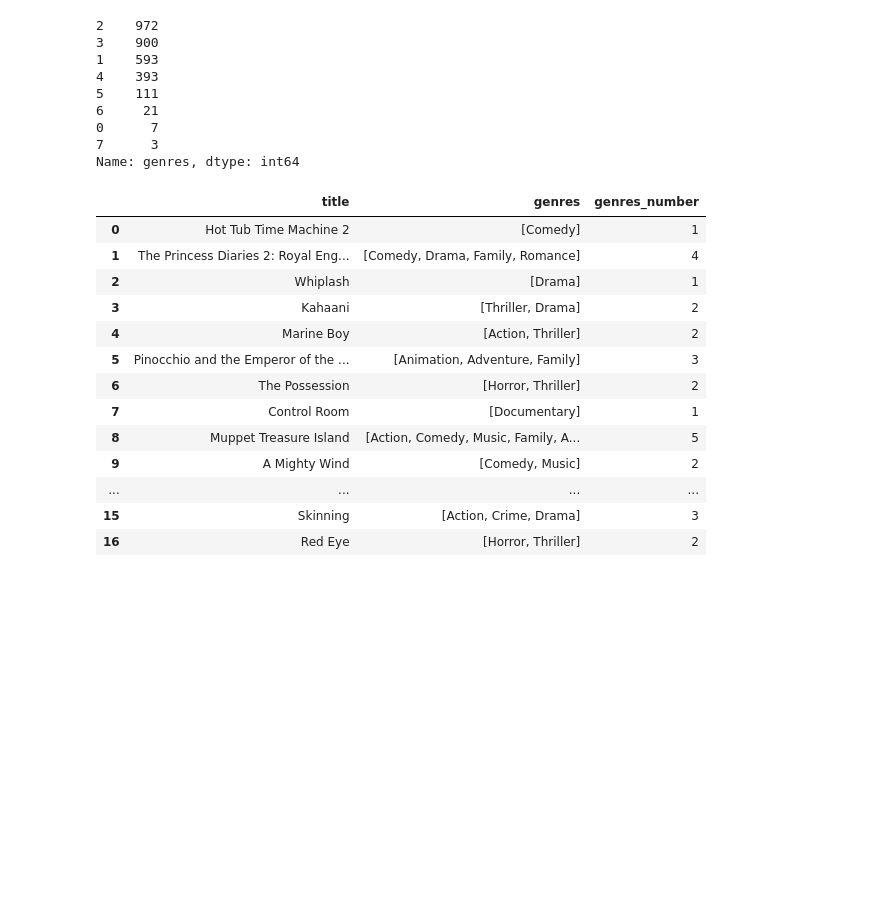
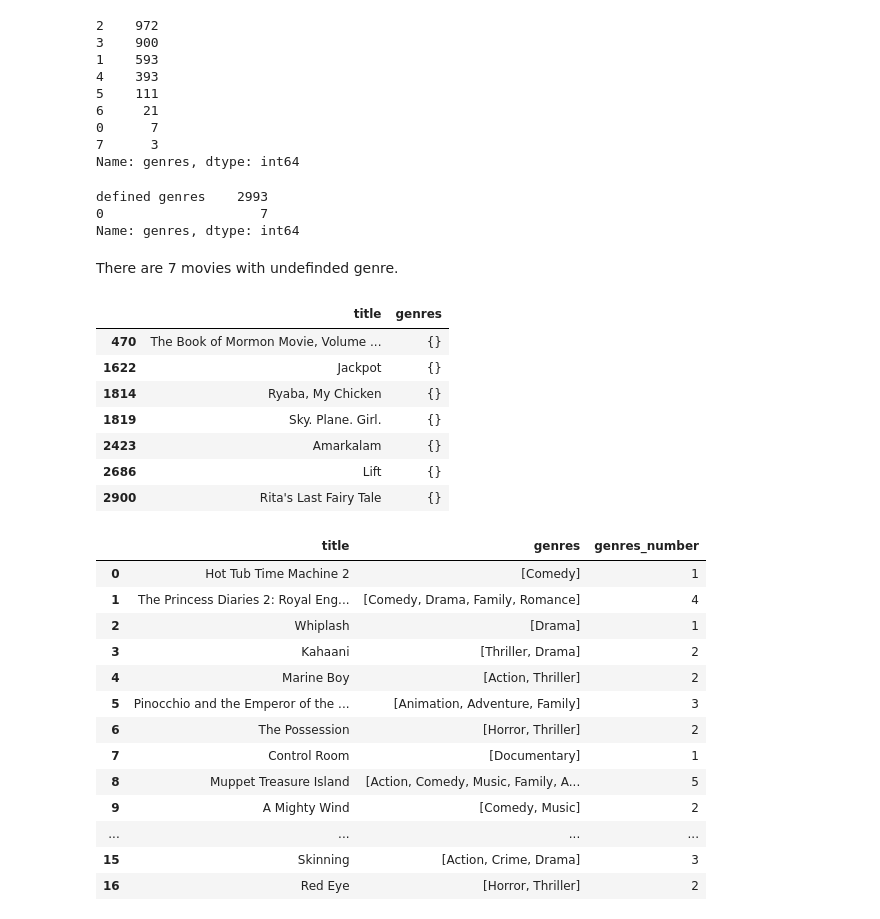
Before and after one commit to eRafaell/kaggle_tmdb_box_office_prediction, a Jupyter notebook: tmdb_box_office_prediction.ipynb, the cells around one changed output. Saved outputs shown, nothing was run; the diff lists cells and outputs as text; code cells hidden in the pictures; blank space fills up the shorter version.

```diff
--- a/tmdb_box_office_prediction.ipynb
+++ b/tmdb_box_office_prediction.ipynb
@@ -317,6 +317,28 @@ train['genres'].apply(lambda x: len(x) if x != {} else 0).value_counts()
 0      7
 7      3
 Name: genres, dtype: int64
+# %%
+# checking in how many movies there are undefined crew
+train['genres'].apply(lambda x: len(x) if x == {} or x == [] else 'defined genres' ).value_counts()
+# %% [output]
+defined genres    2993
+0                    7
+Name: genres, dtype: int64
+# %% [markdown]
+There are 7 movies with undefinded genre.
+# %%
+# movies with no genre
+pd.DataFrame({'title': train['title'][(train['genres'].apply(lambda x: len(x) if x != {} else 0)) == 0],
+              'genres': train['genres'][(train['genres'].apply(lambda x: len(x) if x != {} else 0)) == 0]})
+# %% [output]
+|  | title | genres |
+| 470 | The Book of Mormon Movie, Volume ... | {} |
+| 1622 | Jackpot | {} |
+| 1814 | Ryaba, My Chicken | {} |
+| 1819 | Sky. Plane. Girl. | {} |
+| 2423 | Amarkalam | {} |
+| 2686 | Lift | {} |
+| 2900 | Rita's Last Fairy Tale | {} |
 # %%
 # list of genres for every movie
 genres_names_train = train['genres'].apply(lambda x: [i['name'] for i in x] if x!={} else [])
```
Also changed, not shown: parts of 4 cells of this notebook.
